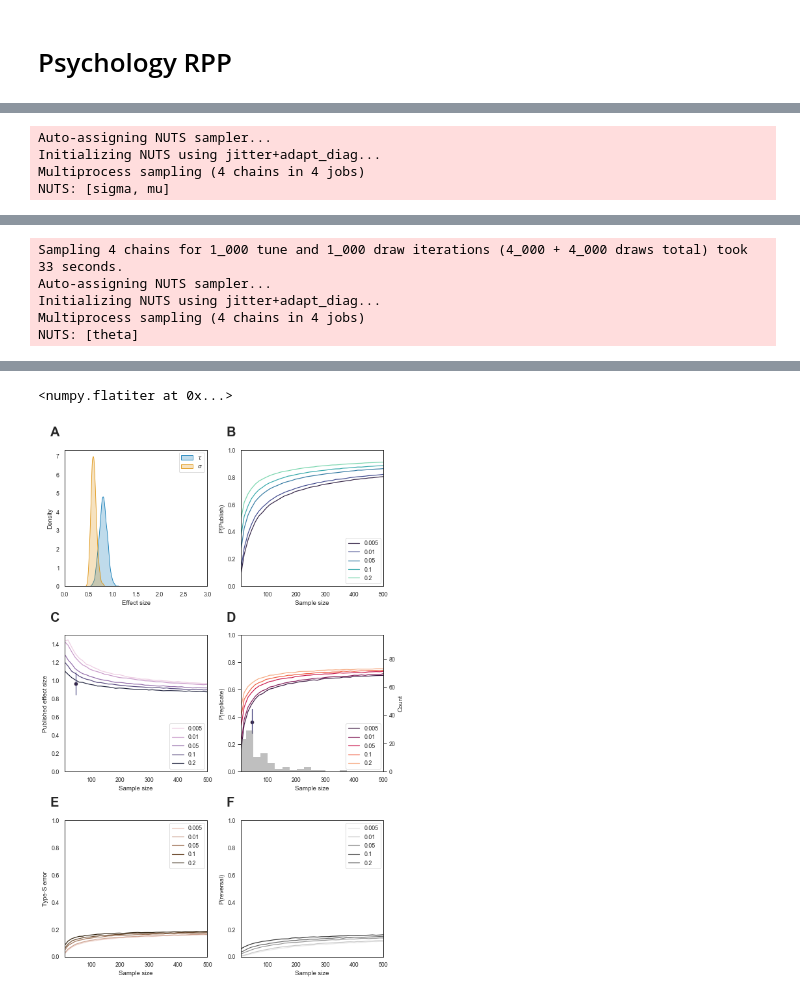
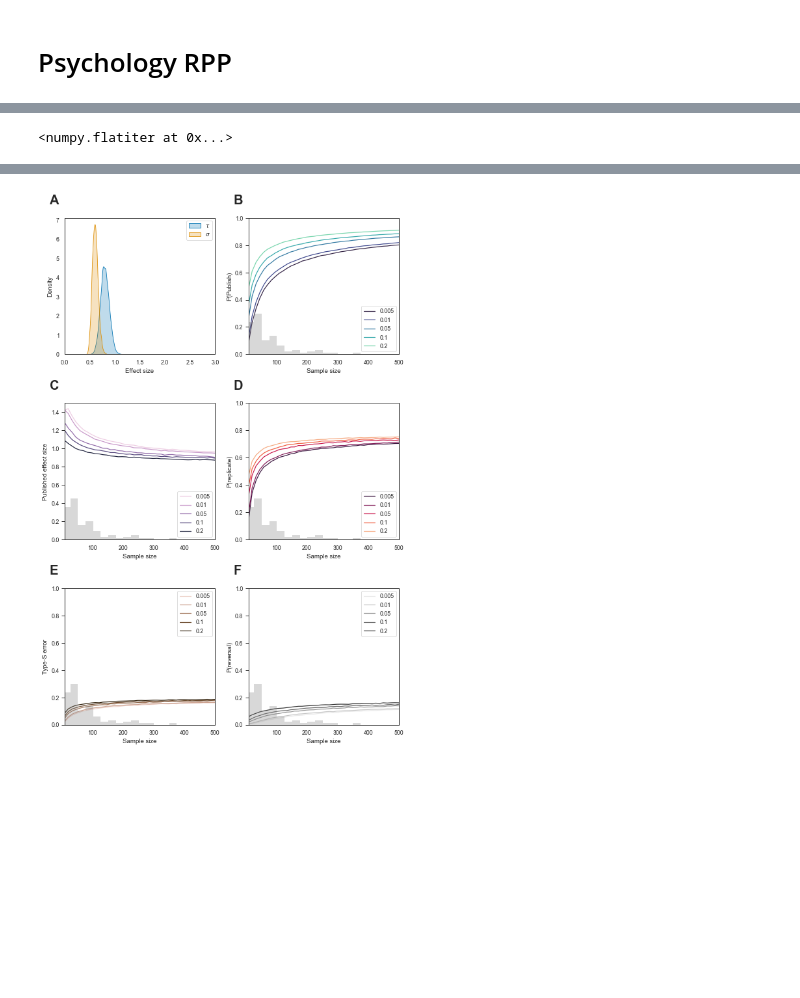
Before and after one commit to josephbb/ReplicationSurveys, a Jupyter notebook: StatisticalModel.ipynb, the cells around one changed output, grey strips where cells are left out. Drawn from its saved outputs; the diff is of its cells as text; code cells hidden in the pictures; blank space fills up the shorter version.

Commit message:
fixed some issues with plotting

```diff
--- a/StatisticalModel.ipynb
+++ b/StatisticalModel.ipynb
@@ -107,11 +109,8 @@ out_psych.head()
 # %%
 plot_sim_figure(idata_psych, out_psych.to_pandas(),
-                df_psych.to_pandas(),plot_medians=True,
+                df_psych.to_pandas(),plot_medians=False,
                 save_loc='./output/figures/Figure4.png',max_effect=3)
 
 #add average effect
 # %% [output]
-Auto-assigning NUTS sampler...
-Initializing NUTS using jitter+adapt_diag...
-Multiprocess sampling (4 chains in 4 jobs)
-NUTS: [sigma, mu]
+<numpy.flatiter at 0x...>
@@ -119,5 +116,0 @@ NUTS: [sigma, mu]
-Sampling 4 chains for 1_000 tune and 1_000 draw iterations (4_000 + 4_000 draws total) took 33 seconds.
-Auto-assigning NUTS sampler...
-Initializing NUTS using jitter+adapt_diag...
-Multiprocess sampling (4 chains in 4 jobs)
-NUTS: [theta]
@@ -126,2 +117 @@ Sampling 4 chains for 1_000 tune and 1_000 draw iterations (4_000 + 4_000 draws
-<numpy.flatiter at 0x...>
-[figure, old version]
+[figure, new version]
```
Also changed, not shown: parts of 11 cells of this notebook, 3 other files.
